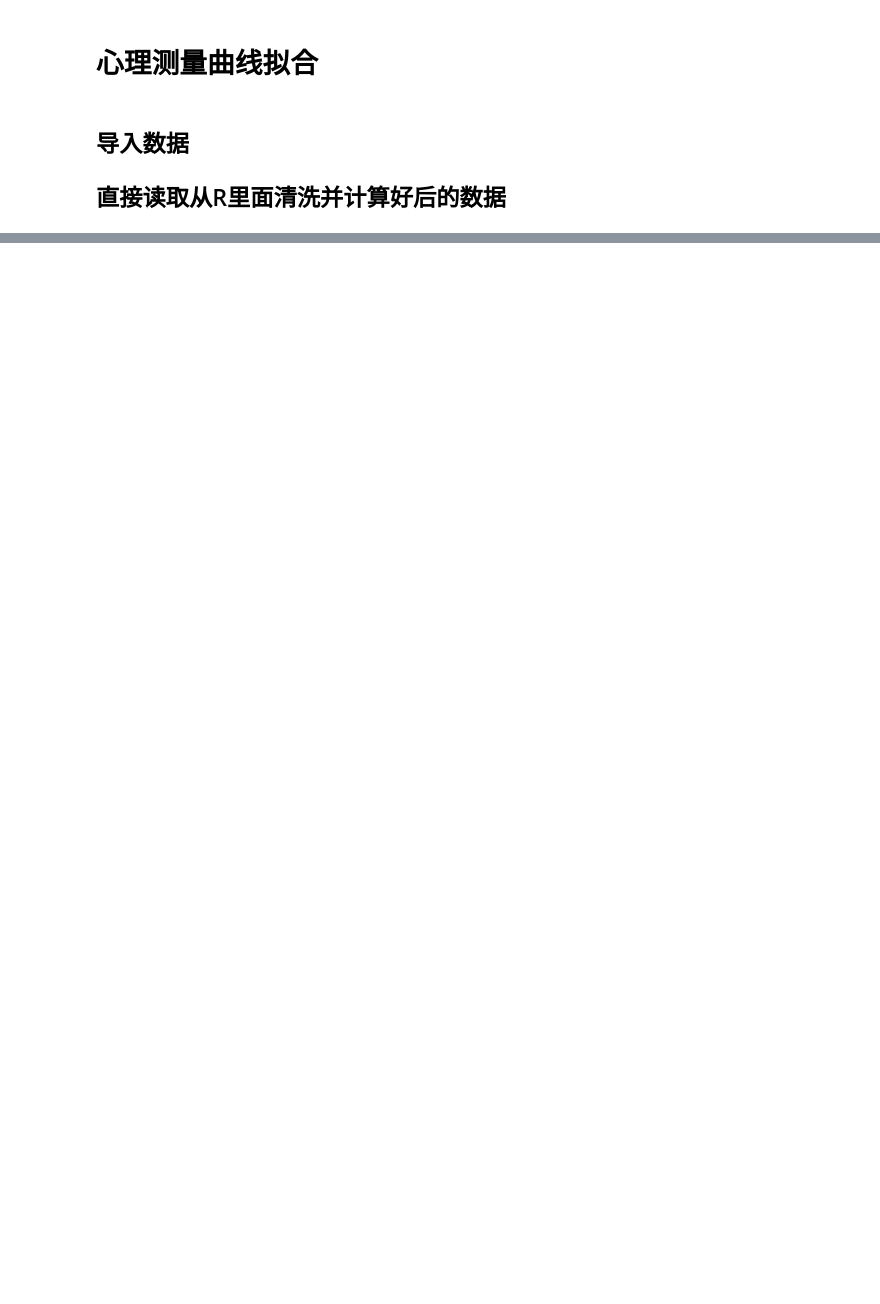
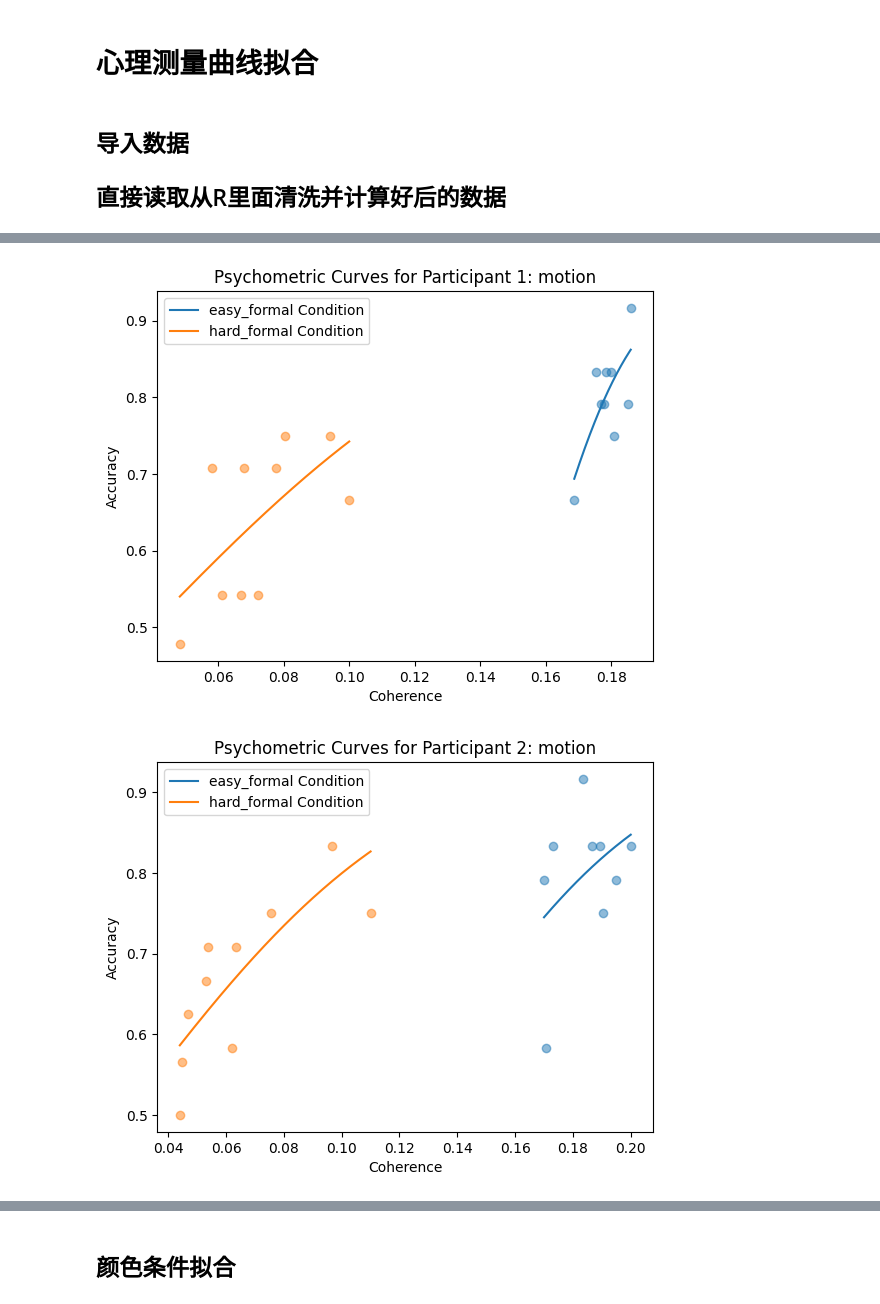
Before and after one commit to Wsy122/Self_Prioritization_Expt, a Jupyter notebook: 3_Analysis/3_2_pilot_expt_v3/psychCurve.ipynb, the cells around one changed output, grey strips where cells are left out. Cells and saved outputs as stored; diff of their text form; code cells hidden in the pictures; blank space fills up the shorter version.

```diff
--- a/3_Analysis/3_2_pilot_expt_v3/psychCurve.ipynb
+++ b/3_Analysis/3_2_pilot_expt_v3/psychCurve.ipynb
@@ -64,0 +132,42 @@ print(pc.coefs_)
+# %%
+# 按被试 ID 分组
+grouped_by_participant = df_motion.groupby('Participant_ID')
+
+# 遍历每个被试
+for participant_id, participant_group in grouped_by_participant:
+    # 创建一个新的图形窗口
+    plt.figure()
+
+    # 按难度分组
+    grouped_by_difficulty = participant_group.groupby('difficulty')
+
+    # 遍历不同难度条件
+    for difficulty, difficulty_group in grouped_by_difficulty:
+        # 提取当前难度条件下的 x 和 y 数据
+        x = difficulty_group['coherence'].values
+        y = difficulty_group['acc'].values
+
+        # 初始化并拟合心理物理曲线
+        pc = PsychometricCurve(model='wh')
+        pc.fit(x, y)
+
+        # 生成预测数据用于绘制曲线
+        x_pred = np.linspace(x.min(), x.max(), 200)
+        y_pred = pc.predict(x_pred)
+
+        # 绘制当前难度条件下的曲线
+        plt.plot(x_pred, y_pred, label=f'{difficulty} Condition', alpha=1)
+        # 绘制当前难度条件下的数据点
+        plt.scatter(x, y, marker='o', alpha=0.5)
+
+    # 设置图形的标题、坐标轴标签和图例
+    plt.title(f'Psychometric Curves for Participant {participant_id}: motion')
+    plt.xlabel('Coherence')
+    plt.ylabel('Accuracy')
+    plt.legend()
+
+# 显示所有图形
+plt.show()
+# %% [output]
+[figure, added]
+[figure, added]
@@ -64,0 +177,2 @@ print(pc.coefs_)
+# %% [markdown]
+## 颜色条件拟合
```
Also changed, not shown: parts of 21 cells of this notebook, 23 other files.
